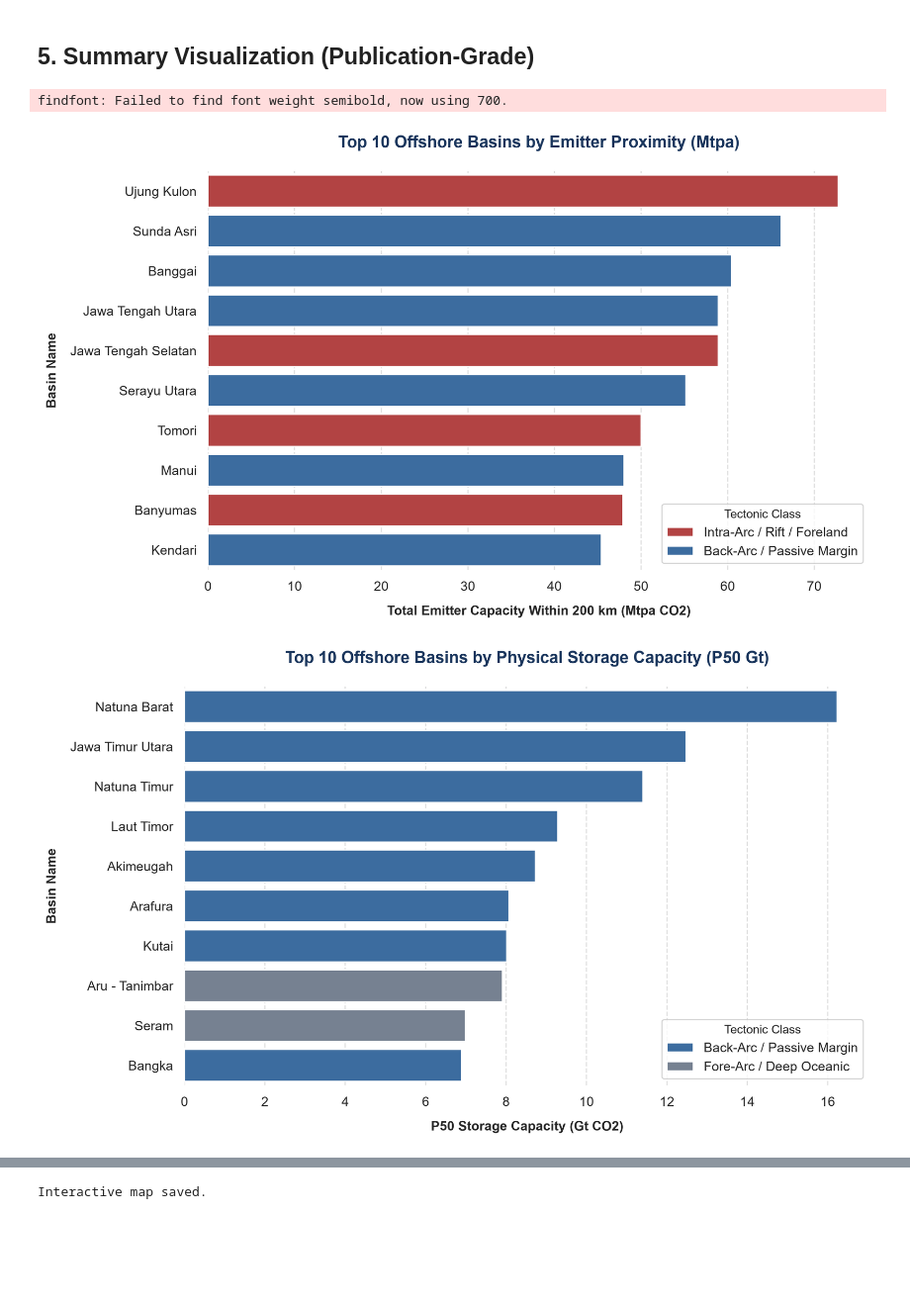
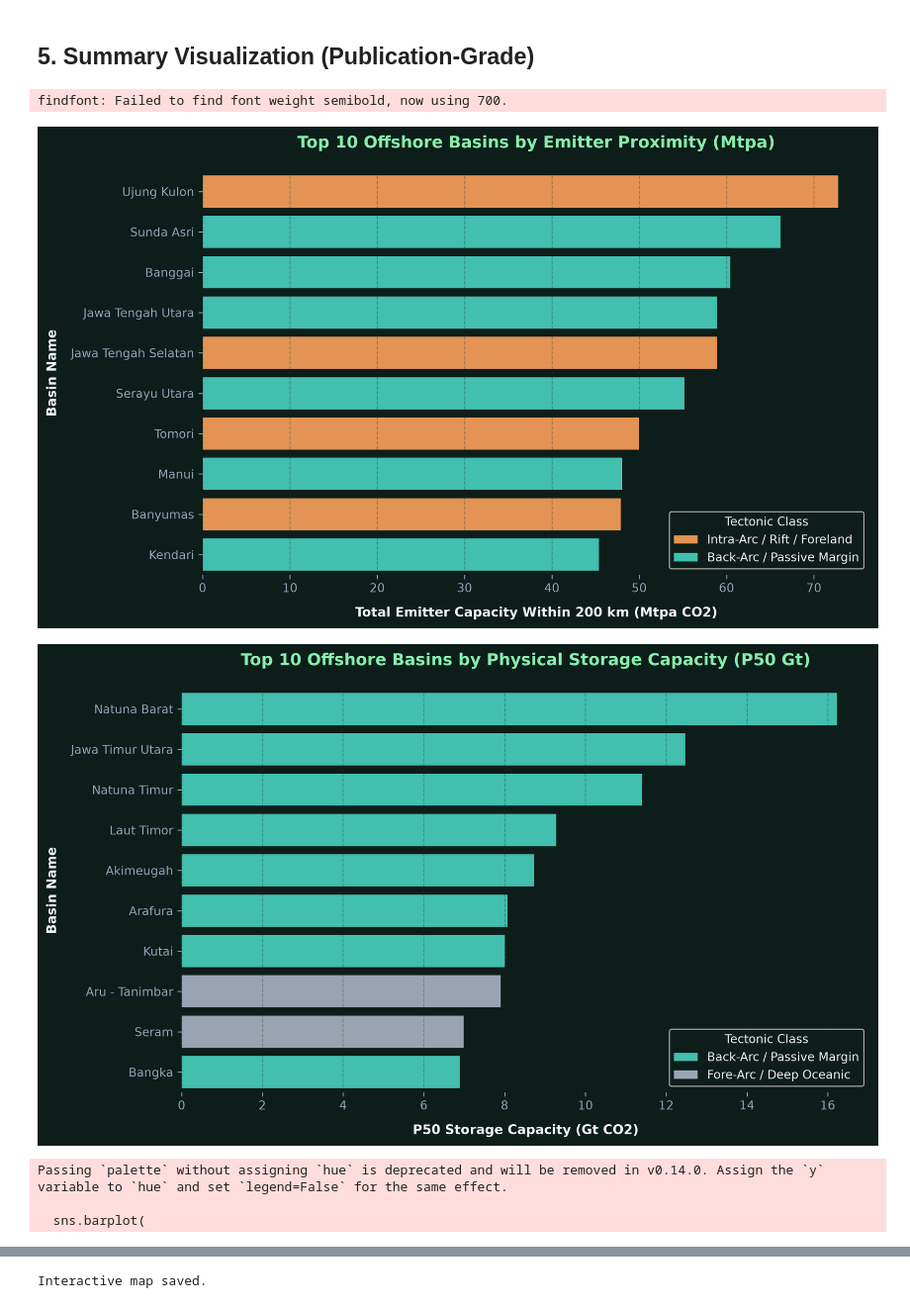
Before and after one commit to Arsyrahmatullah/ccs-screening, a Jupyter notebook: notebooks/00_tier1_national_screening.ipynb, the cells around one changed output, grey strips where cells are left out. Shown at 99% size. Saved outputs shown, nothing was run; the diff lists cells and outputs as text; code cells hidden in the pictures; blank space fills up the shorter version.

Commit message:
Add interactive web app (FastAPI), update notebooks & figures

```diff
--- a/notebooks/00_tier1_national_screening.ipynb
+++ b/notebooks/00_tier1_national_screening.ipynb
@@ -527,16 +527,29 @@ else:
 ## 5. Summary Visualization (Publication-Grade)
 # %%
 
-sns.set_theme(style="whitegrid")
+# --- DARK THEME STYLING (App-Consistent) ---
+plt.style.use('dark_background')
+plt.rcParams.update({
+    "figure.facecolor": "#0d1d1a",
+    "axes.facecolor": "#0d1d1a",
+    "axes.edgecolor": "#162a26",
+    "grid.color": "#162a26",
+    "text.color": "#f1f5f9",
+    "axes.labelcolor": "#f1f5f9",
+    "xtick.color": "#94a3b8",
+    "ytick.color": "#94a3b8",
+    "font.family": "sans-serif"
+})
+
 figures_dir = REPO_ROOT / "figures"
 figures_dir.mkdir(parents=True, exist_ok=True)
 
 # Unified color mapping for Tectonic Classes
 palette_colors = {
-    "Back-Arc / Passive Margin": "#2B6CB0",        # Safe / High Priority (Blue)
-    "Intra-Arc / Rift / Foreland": "#C53030",      # Caution / Medium (Red)
-    "Fore-Arc / Deep Oceanic": "#718096",          # High Risk (Gray)
-    "Unclassified / Intermediate": "#ED8936"       # Unknown (Orange)
+    "Back-Arc / Passive Margin": "#2dd4bf",        # Cyan
+    "Intra-Arc / Rift / Foreland": "#fb923c",      # Coral
+    "Fore-Arc / Deep Oceanic": "#94a3b8",          # Muted
+    "Unclassified / Intermediate": "#718096"
 }
 
 # ---------------------------------------------------------
@@ -554,48 +567,81 @@ sns.barplot(
     ax=ax
 )
 
-ax.set_title("Top 10 Offshore Basins by Emitter Proximity (Mtpa)", fontsize=14, fontweight='bold', pad=20, color='#1A365D')
+ax.set_title("Top 10 Offshore Basins by Emitter Proximity (Mtpa)", fontsize=14, fontweight='bold', pad=20, color='#86efac')
 ax.set_xlabel("Total Emitter Capacity Within 200 km (Mtpa CO2)", fontsize=11, fontweight='semibold', labelpad=10)
 ax.set_ylabel("Basin Name", fontsize=11, fontweight='semibold', labelpad=10)
 
 sns.despine(left=True, bottom=True)
-ax.xaxis.grid(True, linestyle='--', alpha=0.6)
+ax.xaxis.grid(True, linestyle='--', alpha=0.3)
 ax.yaxis.grid(False)
 ax.legend(title="Tectonic Class", title_fontsize='10', loc="lower right", frameon=True)
 
 plt.tight_layout()
-plt.savefig(figures_dir / "top_basins_proximity_bar.png", bbox_inches='tight', dpi=300)
+plt.savefig(figures_dir / "top_basins_proximity_bar.png", bbox_inches='tight', dpi=300, transparent=False)
 plt.show()
 
 
 # ---------------------------------------------------------
 # 2. HORIZONTAL BAR CHART: STORAGE CAPACITY (300 DPI)
 # ---------------------------------------------------------
 fig2, ax2 = plt.subplots(figsize=(10, 6), dpi=300)
 
 sns.barplot(
     x="P50_Gt",
     y="basin",
     hue="tectonic_class",
     data=storage_sorted.reset_index().head(10),
     palette=palette_colors,
     dodge=False,
     ax=ax2
 )
 
-ax2.set_title("Top 10 Offshore Basins by Physical Storage Capacity (P50 Gt)", fontsize=14, fontweight='bold', pad=20, color='#1A365D')
+ax2.set_title("Top 10 Offshore Basins by Physical Storage Capacity (P50 Gt)", fontsize=14, fontweight='bold', pad=20, color='#86efac')
 ax2.set_xlabel("P50 Storage Capacity (Gt CO2)", fontsize=11, fontweight='semibold', labelpad=10)
 ax2.set_ylabel("Basin Name", fontsize=11, fontweight='semibold', labelpad=10)
 
 sns.despine(left=True, bottom=True)
-ax2.xaxis.grid(True, linestyle='--', alpha=0.6)
+ax2.xaxis.grid(True, linestyle='--', alpha=0.3)
 ax2.yaxis.grid(False)
 ax2.legend(title="Tectonic Class", title_fontsize='10', loc="lower right", frameon=True)
 
 plt.tight_layout()
-plt.savefig(figures_dir / "top_basins_storage_bar.png", bbox_inches='tight', dpi=300)
+plt.savefig(figures_dir / "top_basins_storage_bar.png", bbox_inches='tight', dpi=300, transparent=False)
 plt.show()
+
+
+# ---------------------------------------------------------
+# 3. HORIZONTAL BAR CHART: FINAL COST-EFFECTIVE RANKING
+# ---------------------------------------------------------
+if not top_3_basins.empty:
+    fig3, ax3 = plt.subplots(figsize=(10, 6), dpi=300)
+
+    # Plot top 10 from the filtered 'elite' candidates
+    plot_df = df_scoring.sort_values(by="cost_effective_score", ascending=False).head(10).reset_index()
+
+    sns.barplot(
+        x="cost_effective_score",
+        y="basin",
+        data=plot_df,
+        palette="viridis",
+        ax=ax3
+    )
+
+    ax3.set_title("Top Cost-Effective Basins (60% Proximity, 40% Volume)", fontsize=14, fontweight='bold', pad=20, color='#86efac')
+    ax3.set_xlabel("Cost-Effective Score (Normalized 0-1)", fontsize=11, fontweight='semibold', labelpad=10)
+    ax3.set_ylabel("Basin Name", fontsize=11, fontweight='semibold', labelpad=10)
+
+    sns.despine(left=True, bottom=True)
+    ax3.xaxis.grid(True, linestyle='--', alpha=0.3)
+    ax3.yaxis.grid(False)
+
+    plt.tight_layout()
+    plt.savefig(figures_dir / "top_basins_final_ranking.png", bbox_inches='tight', dpi=300, transparent=False)
+    plt.show()
 # %% [output]
 findfont: Failed to find font weight semibold, now using 700.
-[figure, old version]
+[figure, new version]
-[figure, old version]
+[figure, new version]
+Passing `palette` without assigning `hue` is deprecated and will be removed in v0.14.0. Assign the `y` variable to `hue` and set `legend=False` for the same effect.
+
+  sns.barplot(
```
Also changed, not shown: parts of 4 cells of this notebook, 17 other files.
